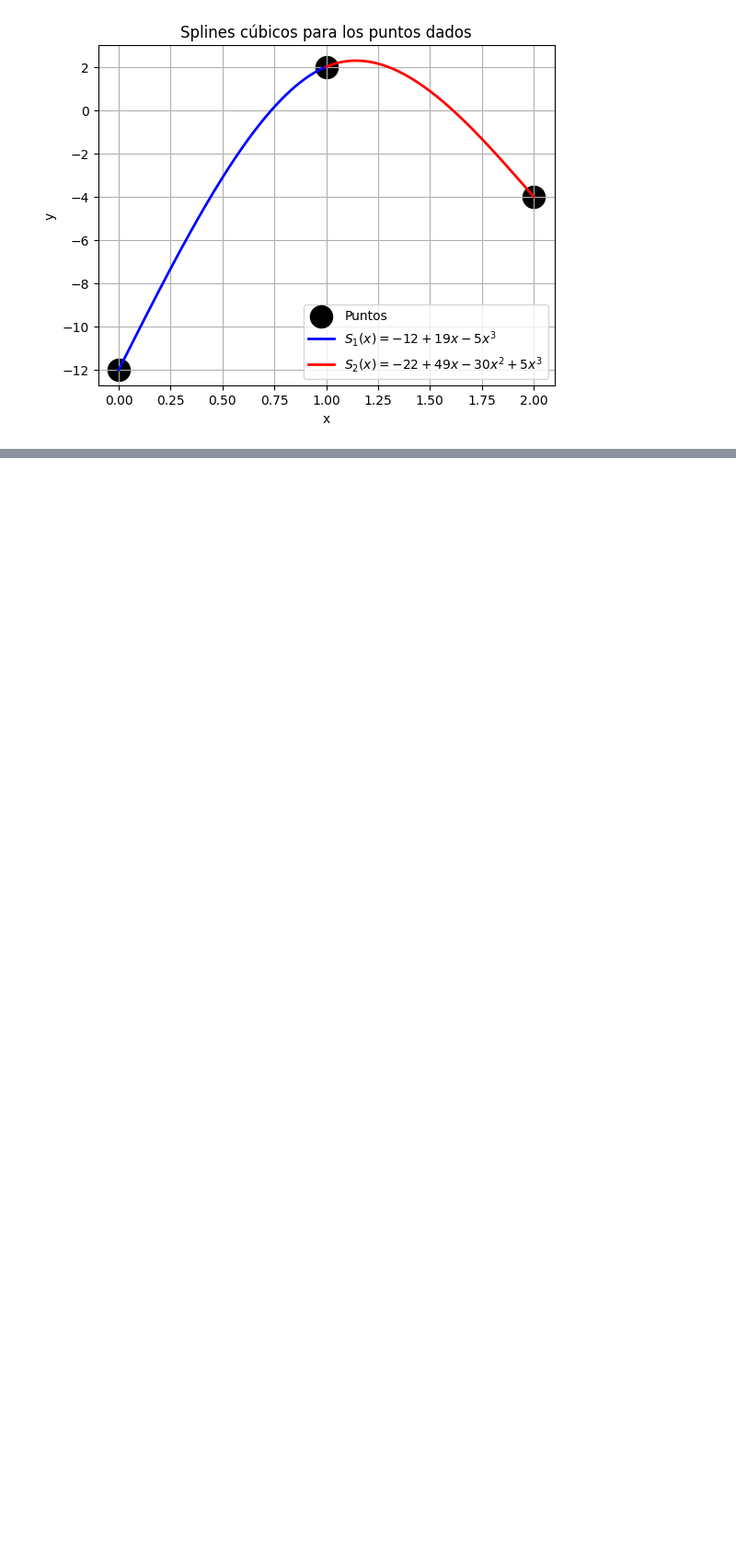
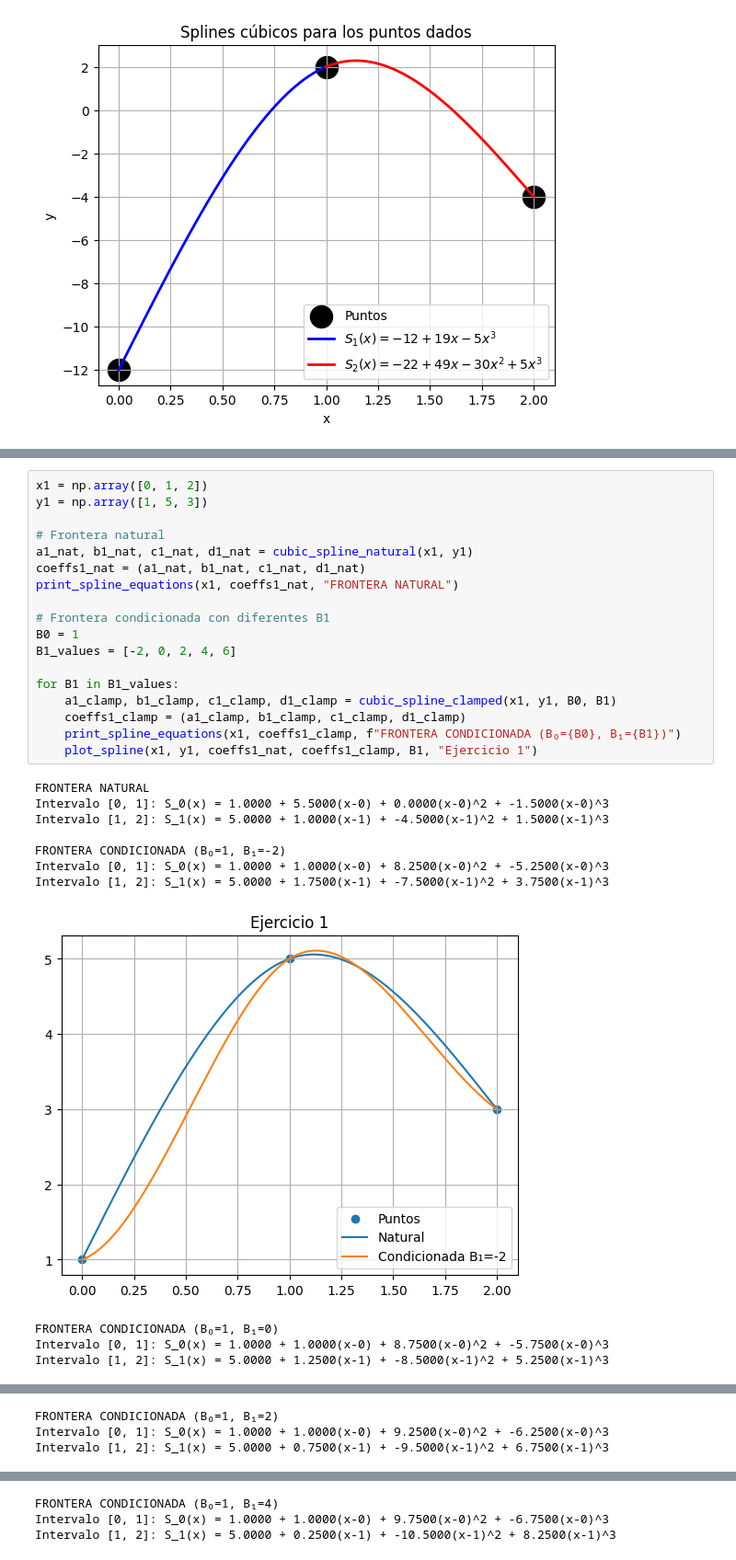
Before and after one commit to Lenin5592002/Metodos, a Jupyter notebook: Taller/Taller04.ipynb, the cells around one changed output, grey strips where cells are left out. Shown: that part at 92% size. Drawn from its saved outputs; the diff is of its cells as text; blank space fills up the shorter version.

```diff
--- a/Taller/Taller04.ipynb
+++ b/Taller/Taller04.ipynb
@@ -119,0 +272,30 @@ plt.show()
+# %%
+x1 = np.array([0, 1, 2])
+y1 = np.array([1, 5, 3])
+
+# Frontera natural
+a1_nat, b1_nat, c1_nat, d1_nat = cubic_spline_natural(x1, y1)
+coeffs1_nat = (a1_nat, b1_nat, c1_nat, d1_nat)
+print_spline_equations(x1, coeffs1_nat, "FRONTERA NATURAL")
+
+# Frontera condicionada con diferentes B1
+B0 = 1
+B1_values = [-2, 0, 2, 4, 6]
+
+for B1 in B1_values:
+    a1_clamp, b1_clamp, c1_clamp, d1_clamp = cubic_spline_clamped(x1, y1, B0, B1)
+    coeffs1_clamp = (a1_clamp, b1_clamp, c1_clamp, d1_clamp)
+    print_spline_equations(x1, coeffs1_clamp, f"FRONTERA CONDICIONADA (B₀={B0}, B₁={B1})")
+    plot_spline(x1, y1, coeffs1_nat, coeffs1_clamp, B1, "Ejercicio 1")
+# %% [output]
+FRONTERA NATURAL
+Intervalo [0, 1]: S_0(x) = 1.0000 + 5.5000(x-0) + 0.0000(x-0)^2 + -1.5000(x-0)^3
+Intervalo [1, 2]: S_1(x) = 5.0000 + 1.0000(x-1) + -4.5000(x-1)^2 + 1.5000(x-1)^3
+
+FRONTERA CONDICIONADA (B₀=1, B₁=-2)
+Intervalo [0, 1]: S_0(x) = 1.0000 + 1.0000(x-0) + 8.2500(x-0)^2 + -5.2500(x-0)^3
+Intervalo [1, 2]: S_1(x) = 5.0000 + 1.7500(x-1) + -7.5000(x-1)^2 + 3.7500(x-1)^3
+[figure, added]
+FRONTERA CONDICIONADA (B₀=1, B₁=0)
+Intervalo [0, 1]: S_0(x) = 1.0000 + 1.0000(x-0) + 8.7500(x-0)^2 + -5.7500(x-0)^3
+Intervalo [1, 2]: S_1(x) = 5.0000 + 1.2500(x-1) + -8.5000(x-1)^2 + 5.2500(x-1)^3
@@ -119,0 +303,3 @@ plt.show()
+FRONTERA CONDICIONADA (B₀=1, B₁=2)
+Intervalo [0, 1]: S_0(x) = 1.0000 + 1.0000(x-0) + 9.2500(x-0)^2 + -6.2500(x-0)^3
+Intervalo [1, 2]: S_1(x) = 5.0000 + 0.7500(x-1) + -9.5000(x-1)^2 + 6.7500(x-1)^3
@@ -119,0 +307,3 @@ plt.show()
+FRONTERA CONDICIONADA (B₀=1, B₁=4)
+Intervalo [0, 1]: S_0(x) = 1.0000 + 1.0000(x-0) + 9.7500(x-0)^2 + -6.7500(x-0)^3
+Intervalo [1, 2]: S_1(x) = 5.0000 + 0.2500(x-1) + -10.5000(x-1)^2 + 8.2500(x-1)^3
```
Also changed, not shown: parts of 15 cells of this notebook, 10 other files.
